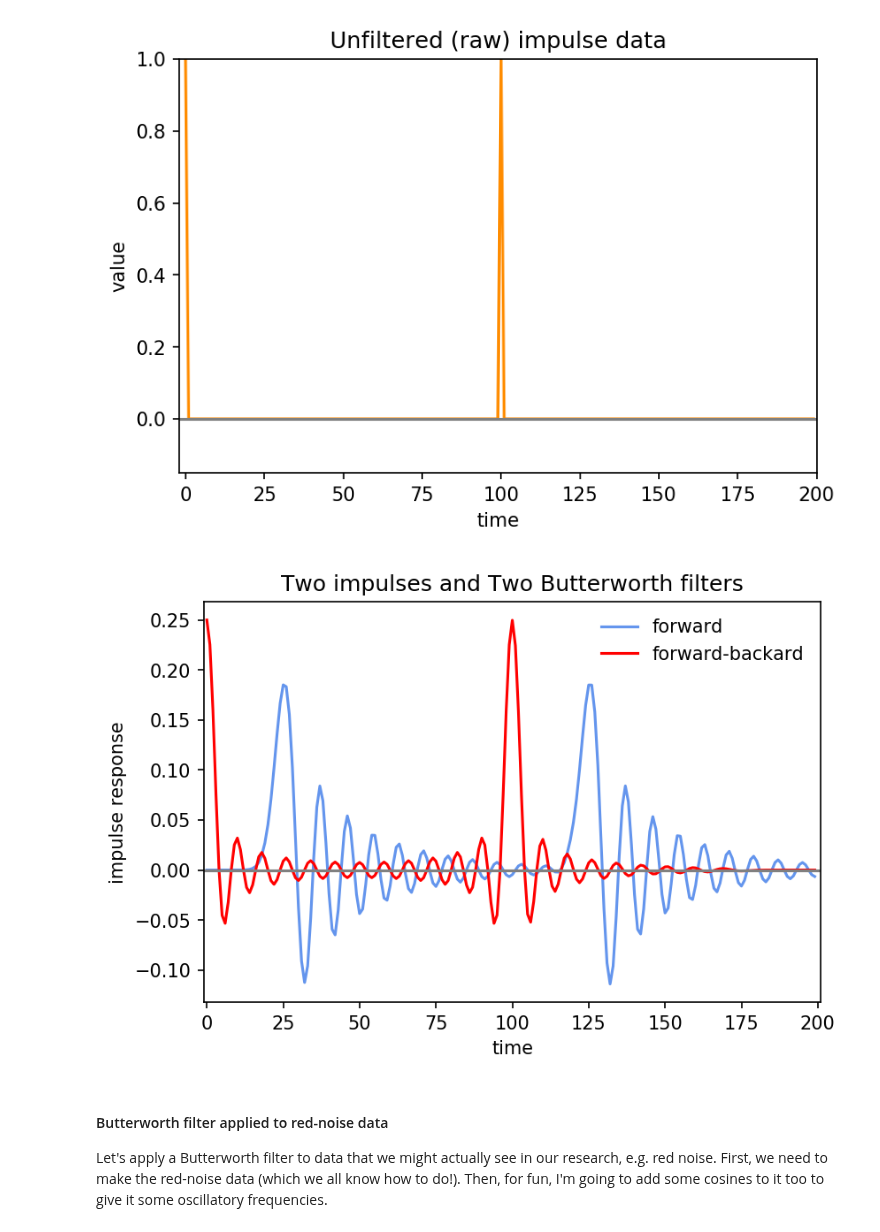
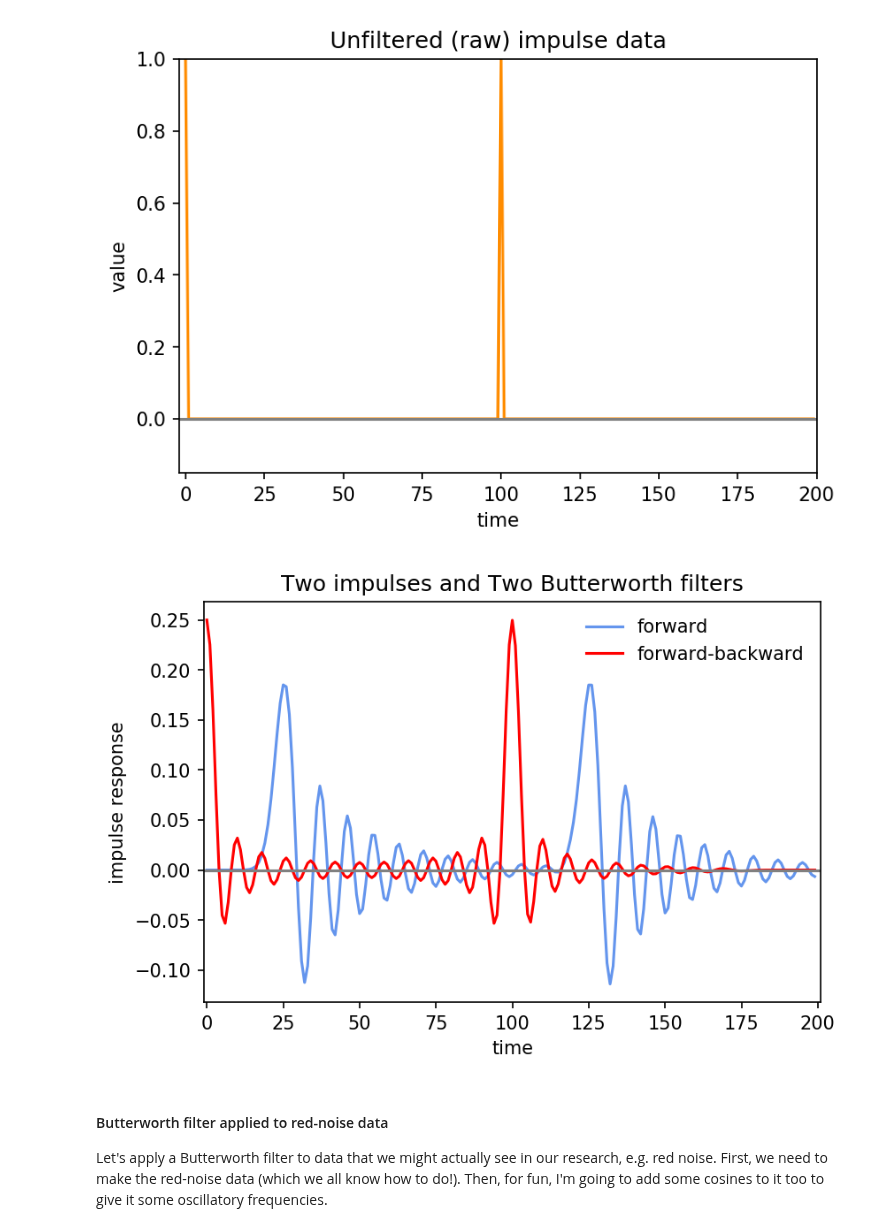
Before and after one commit to kjmayer/ats655-coursematerial, a Jupyter notebook: jupyter_notebooks/butterworth_lanczos_example.ipynb, the cells around one changed output. Saved outputs shown, nothing was run; the diff lists cells and outputs as text; code cells hidden in the pictures.

```diff
--- a/jupyter_notebooks/butterworth_lanczos_example.ipynb
+++ b/jupyter_notebooks/butterworth_lanczos_example.ipynb
@@ -165,27 +165,27 @@ plt.show()
 # %%
 plt.figure()
 
 N = 30
 b, a = sig.butter(N, .25)
 y = sig.lfilter(b,a,x)
 plt.plot(y,'-',color='cornflowerblue',label = 'forward')
 
 y2 = sig.lfilter(b,a,y[::-1])
 y2 = y2[::-1]
-plt.plot(y2,'-r', label = 'forward-backard')
+plt.plot(y2,'-r', label = 'forward-backward')
 
 plt.axhline(y=0,color='gray')
 
 plt.xlabel('time')
 plt.ylabel('impulse response')
 plt.title('Two impulses and Two Butterworth filters')
 
 plt.xlim(-1,np.size(x)+1)
 
 plt.legend(frameon = False)
 plt.show()
 # %% [output]
-[figure, old version]
+[figure, new version]
 # %% [markdown]
 #### Butterworth filter applied to red-noise data
 
```
Also changed, not shown: parts of 5 cells of this notebook, 2 other files.
